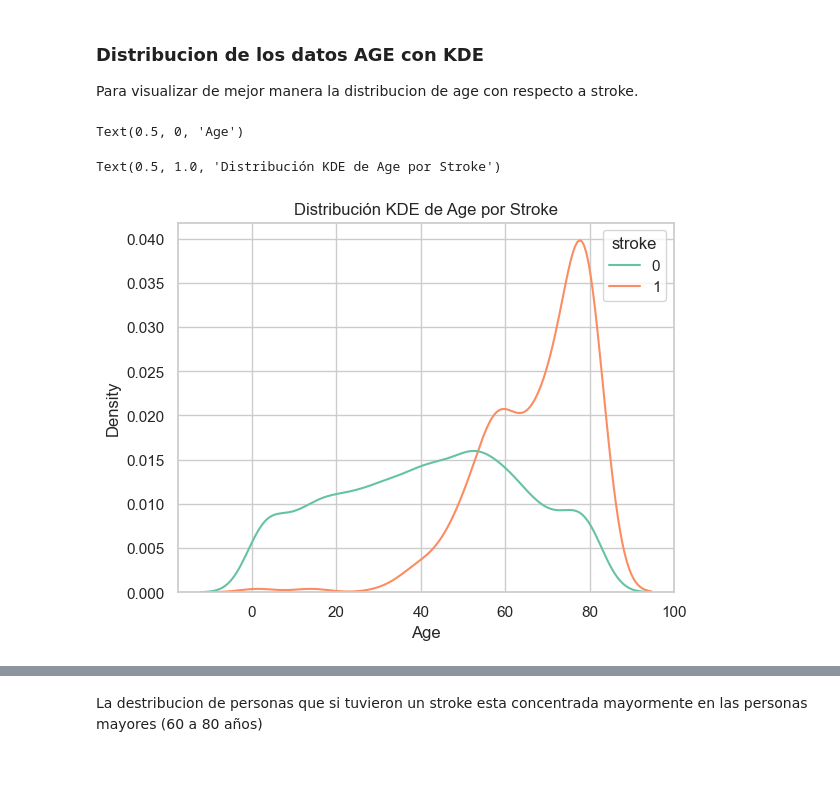
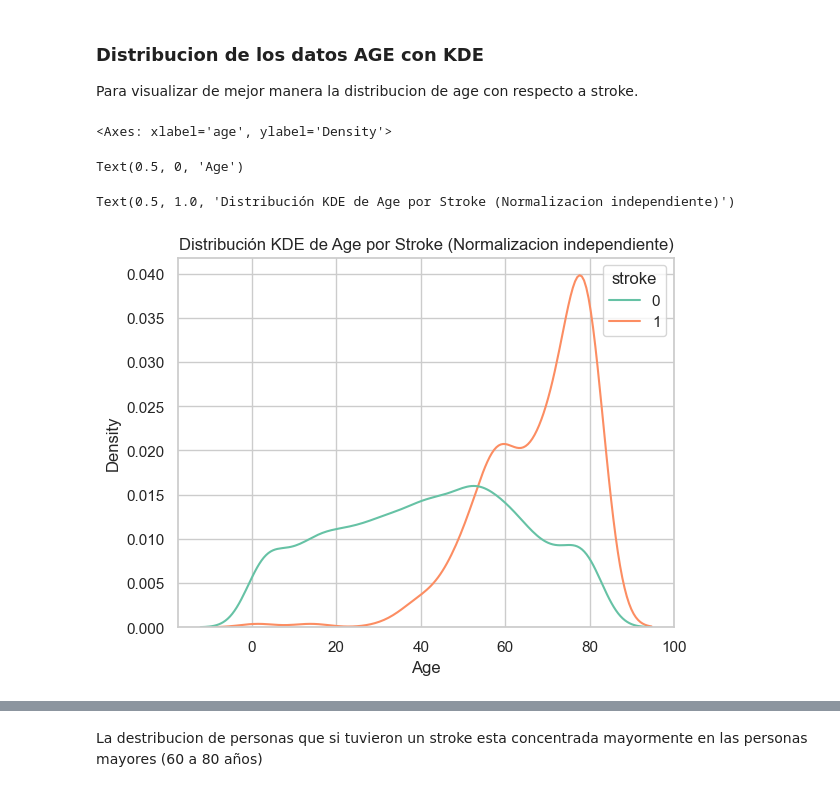
Before and after one commit to Axel2293/PAD, a Jupyter notebook: analisis.ipynb, the cells around one changed output, grey strips where cells are left out. Drawn from its saved outputs; the diff is of its cells as text; code cells hidden in the pictures.

```diff
--- a/analisis.ipynb
+++ b/analisis.ipynb
@@ -1301,18 +1301,19 @@ Para visualizar de mejor manera la distribucion de age con respecto a stroke.
 # %%
 sns.kdeplot(data=data,
     x="age",
     hue="stroke",
     common_norm=False,
     palette="Set2")
 # Common norm permite una normalizacion independiente para cada valor de stroke
 # (sumas de las densidades no dan uno)
 plt.xlabel("Age")
-plt.title("Distribución KDE de Age por Stroke")
+plt.title("Distribución KDE de Age por Stroke (Normalizacion independiente)")
 plt.show()
 # %% [output]
-Text(0.5, 0, 'Age')
+<Axes: xlabel='age', ylabel='Density'>
-Text(0.5, 1.0, 'Distribución KDE de Age por Stroke')
+Text(0.5, 0, 'Age')
+Text(0.5, 1.0, 'Distribución KDE de Age por Stroke (Normalizacion independiente)')
-[figure, old version]
+[figure, new version]
 # %%
 # SIN NORMALIZACION INDEPENDIENTE
 sns.kdeplot(data=data,
```
Also changed, not shown: parts of 16 cells of this notebook.
